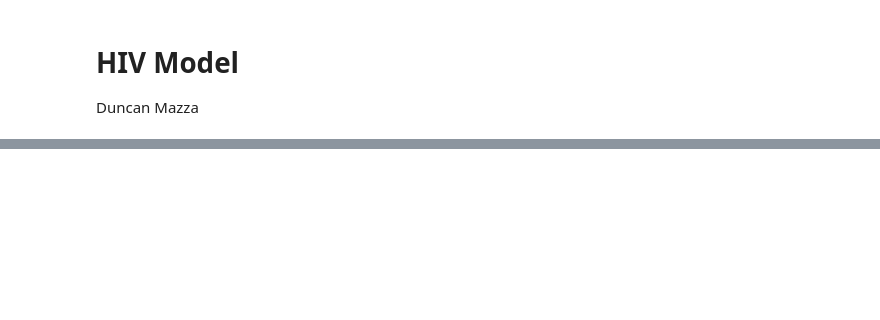
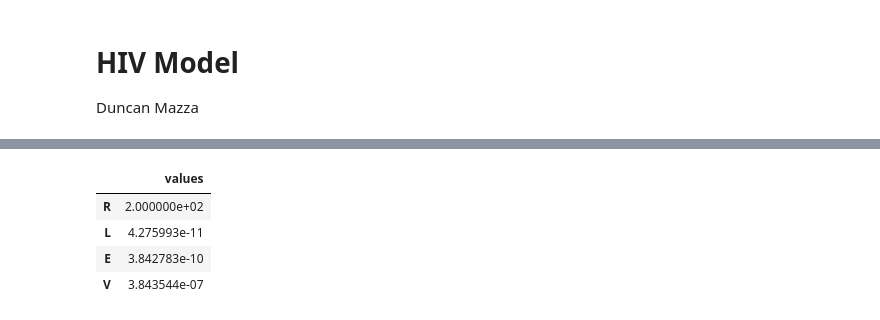
Before and after one commit to duncanmazza/ModSimPy, a Jupyter notebook: code/hiv_model.ipynb, the cells around one changed output, grey strips where cells are left out. Saved outputs shown, nothing was run; the diff lists cells and outputs as text; code cells hidden in the pictures; blank space fills up the shorter version.

```diff
--- a/code/hiv_model.ipynb
+++ b/code/hiv_model.ipynb
@@ -37,21 +51,46 @@ def update_func(state, t, system):
 
     unpack(system)
 
-    """Update the SIR model.
+    """
+    Update the SIR model.
 
     state: State (R, L, E, V)
     t: time
     system: System object
 
-    returns: State (sir)
+    returns: State
     """
     r, l, e, v = state
 
-    sink_to_r = Γ * τ
-    r_to_sink = μ * r
-    r_to_l = β * ρ * r * v
-    r_to_e = (1 - ρ) * β * r * v
-    l_to_sink = μ * L
+    # flows:
+    sink_to_r =   Γ * τ
+    r_to_sink =   μ * r
+    r_to_l =      β * ρ * r * v
+    r_to_e =      (1 - ρ) * β * r * v
+    l_to_sink =   μ * l
+    l_to_e =      α * l
+    e_to_sink =   δ * e
+    sink_to_v =   π * e
+    v_to_sink =   σ * v
 
+    drdt = sink_to_r - r_to_sink - r_to_l - r_to_e
+    dldt = r_to_l - l_to_sink - l_to_e
+    dedt = l_to_e + r_to_e - e_to_sink
+    dvdt = sink_to_v - v_to_sink
 
-    return State(S=s, I=i, R=r)
+    # dt is the time step - it is defined in system; stocks:
+    r += drdt * dt
+    l += dldt * dt
+    e += dedt * dt
+    v += dvdt * dt
+
+    return State(R=r, L=l, E=e, V=v)
+# %%
+update = update_func(init, 1, system)
+update2 = update_func(update, 1, system)
+# %% [output]
+|  | values |
+| R | 2.000000e+02 |
+| L | 4.275993e-11 |
+| E | 3.842783e-10 |
+| V | 3.843544e-07 |
```
Also changed, not shown: parts of 6 cells of this notebook, 35 other files.
